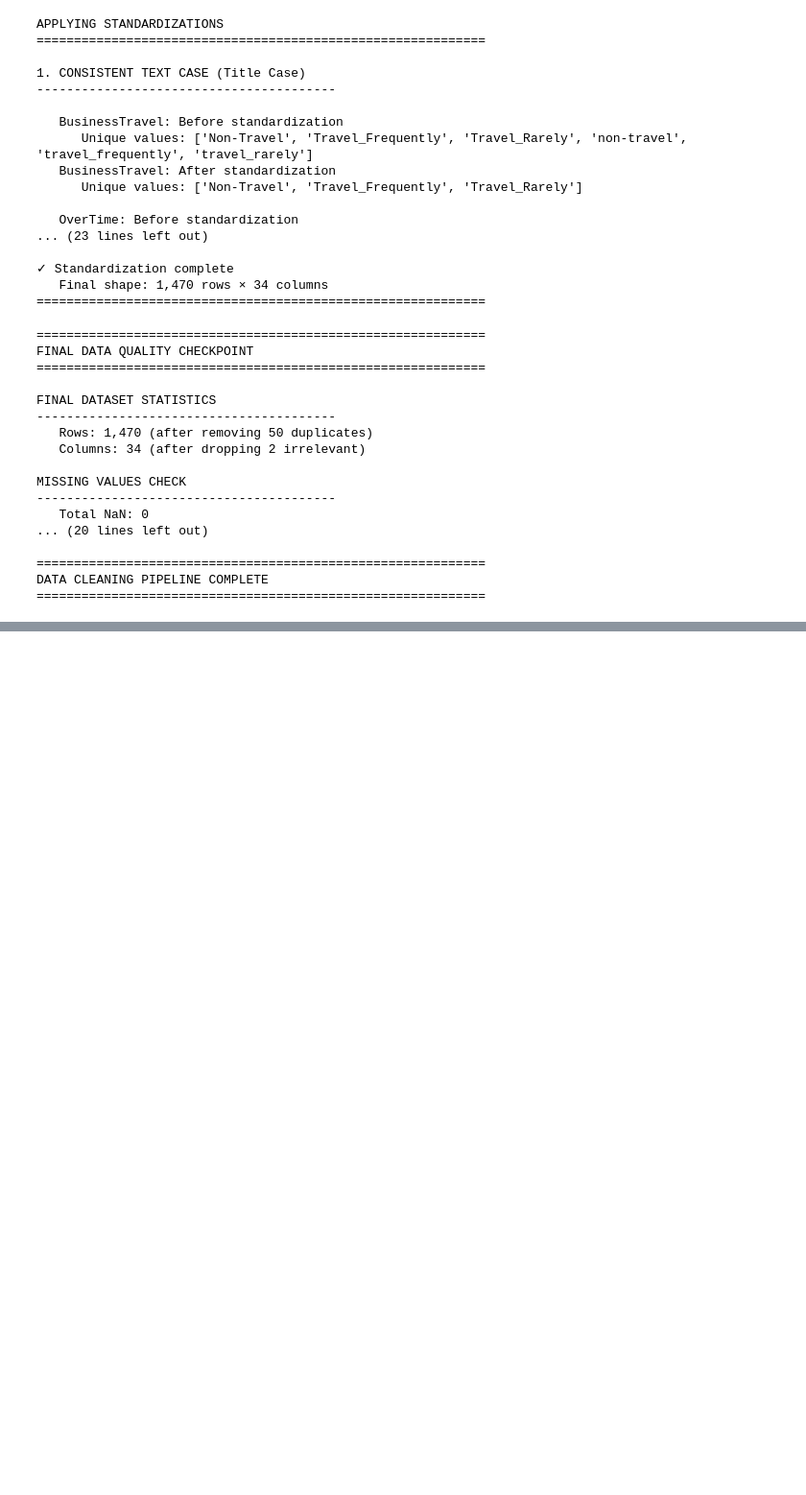
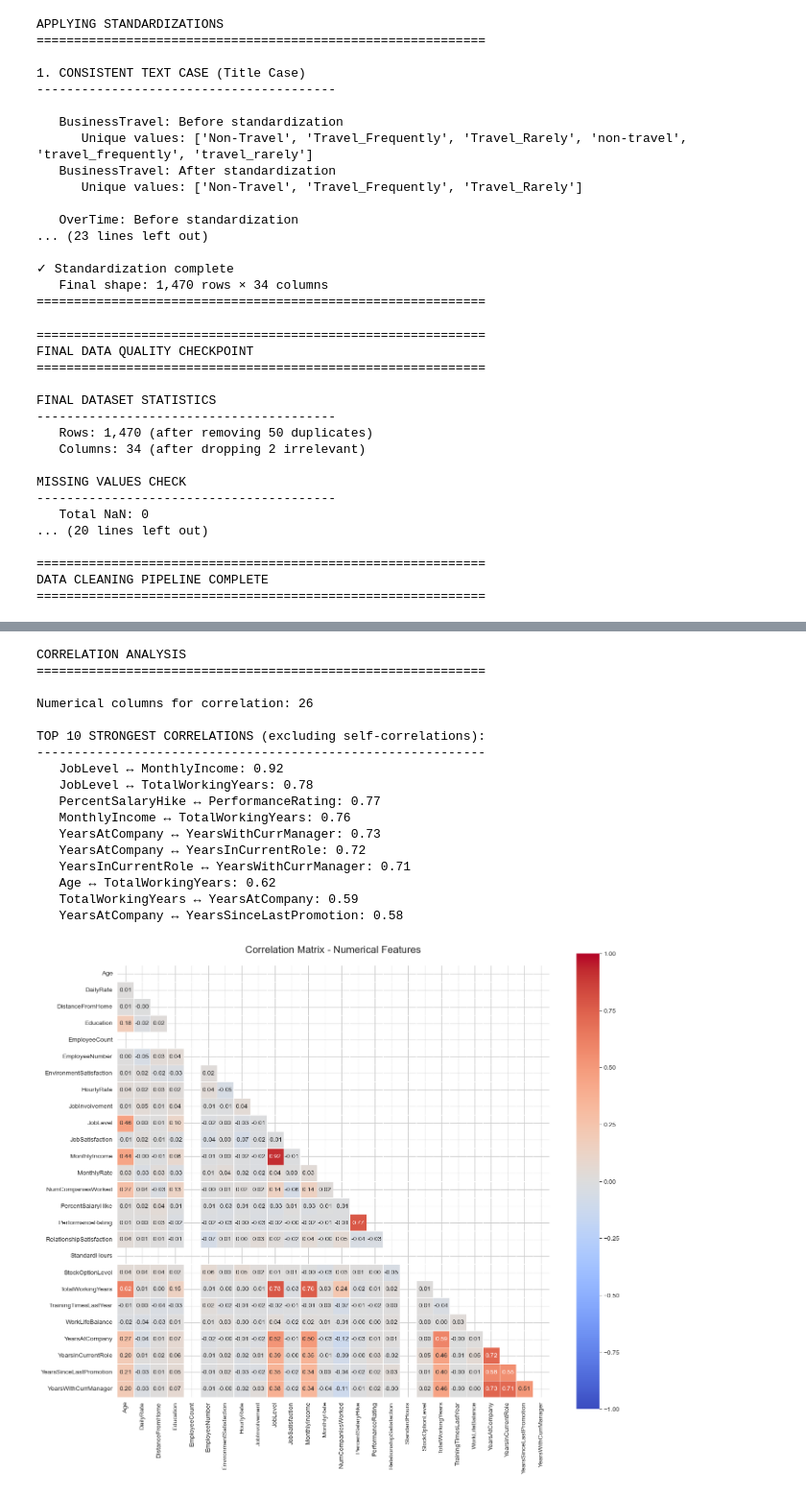
Before and after one commit to JosteinCT/data-analytics-portfolio, a Jupyter notebook: project-2-python/notebooks/01_hr_attrition_eda.ipynb, the cells around one changed output, grey strips where cells are left out. Shown at 96% size. Drawn from its saved outputs; the diff is of its cells as text; code cells hidden in the pictures; blank space fills up the shorter version.

```diff
--- a/project-2-python/notebooks/01_hr_attrition_eda.ipynb
+++ b/project-2-python/notebooks/01_hr_attrition_eda.ipynb
@@ -582,0 +893,73 @@ DATA CLEANING PIPELINE COMPLETE
+# %%
+print("CORRELATION ANALYSIS")
+print("="*60)
+
+# Select numerical columns for correlation
+num_cols = df.select_dtypes(include=['number']).columns.tolist()
+print(f"\nNumerical columns for correlation: {len(num_cols)}")
+
+# Calculate correlation matrix
+corr_matrix = df[num_cols].corr()
+
+# Show strongest positive/negative correlations
+print("\nTOP 10 STRONGEST CORRELATIONS (excluding self-correlations):")
+print("-"*60)
+
+# Create correlation pairs (excluding diagonal)
+corr_pairs = []
+for i in range(len(corr_matrix.columns)):
+    for j in range(i+1, len(corr_matrix.columns)):
+        corr_pairs.append({
+            'col1': corr_matrix.columns[i],
+            'col2': corr_matrix.columns[j],
+            'correlation': abs(corr_matrix.iloc[i, j])
+        })
+
+# Sort by absolute correlation strength
+top_corr = pd.DataFrame(corr_pairs).sort_values('correlation', ascending=False).head(10)
+
+for idx, row in top_corr.iterrows():
+    print(f"   {row['col1']} ↔ {row['col2']}: {row['correlation']:.2f}")
+
+# Visualize correlation heatmap
+plt.figure(figsize=(14, 12))
+mask = np.triu(np.ones_like(corr_matrix, dtype=bool))
+sns.heatmap(corr_matrix, mask=mask, annot=True, fmt='.2f', cmap='coolwarm',
+            vmin=-1, vmax=1, linewidths=0.5, square=True)
+plt.title('Correlation Matrix - Numerical Features', fontsize=16, pad=20)
+plt.tight_layout()
+plt.savefig('../outputs/03_correlation_heatmap.png', dpi=300, bbox_inches='tight')
+plt.show()
+
+# High correlation pairs flag
+print("\nHIGHLY CORRELATED PAIRS (|r| > 0.7):")
+print("-"*60)
+high_corr = top_corr[top_corr['correlation'] > 0.7]
+if len(high_corr) == 0:
+    print("   → No extremely high correlations detected")
+else:
+    for idx, row in high_corr.iterrows():
+        actual_corr = corr_matrix.loc[row['col1'], row['col2']]
+        print(f"   {row['col1']} ↔ {row['col2']}: r={actual_corr:.2f}")
+
+print("\n✓ Correlation analysis complete")
+print("="*60)
+# %% [output]
+CORRELATION ANALYSIS
+============================================================
+
+Numerical columns for correlation: 26
+
+TOP 10 STRONGEST CORRELATIONS (excluding self-correlations):
+------------------------------------------------------------
+   JobLevel ↔ MonthlyIncome: 0.92
+   JobLevel ↔ TotalWorkingYears: 0.78
+   PercentSalaryHike ↔ PerformanceRating: 0.77
+   MonthlyIncome ↔ TotalWorkingYears: 0.76
+   YearsAtCompany ↔ YearsWithCurrManager: 0.73
+   YearsAtCompany ↔ YearsInCurrentRole: 0.72
+   YearsInCurrentRole ↔ YearsWithCurrManager: 0.71
+   Age ↔ TotalWorkingYears: 0.62
+   TotalWorkingYears ↔ YearsAtCompany: 0.59
+   YearsAtCompany ↔ YearsSinceLastPromotion: 0.58
+[figure, added]
```
Also changed, not shown: parts of 15 cells of this notebook, 9 other files.
